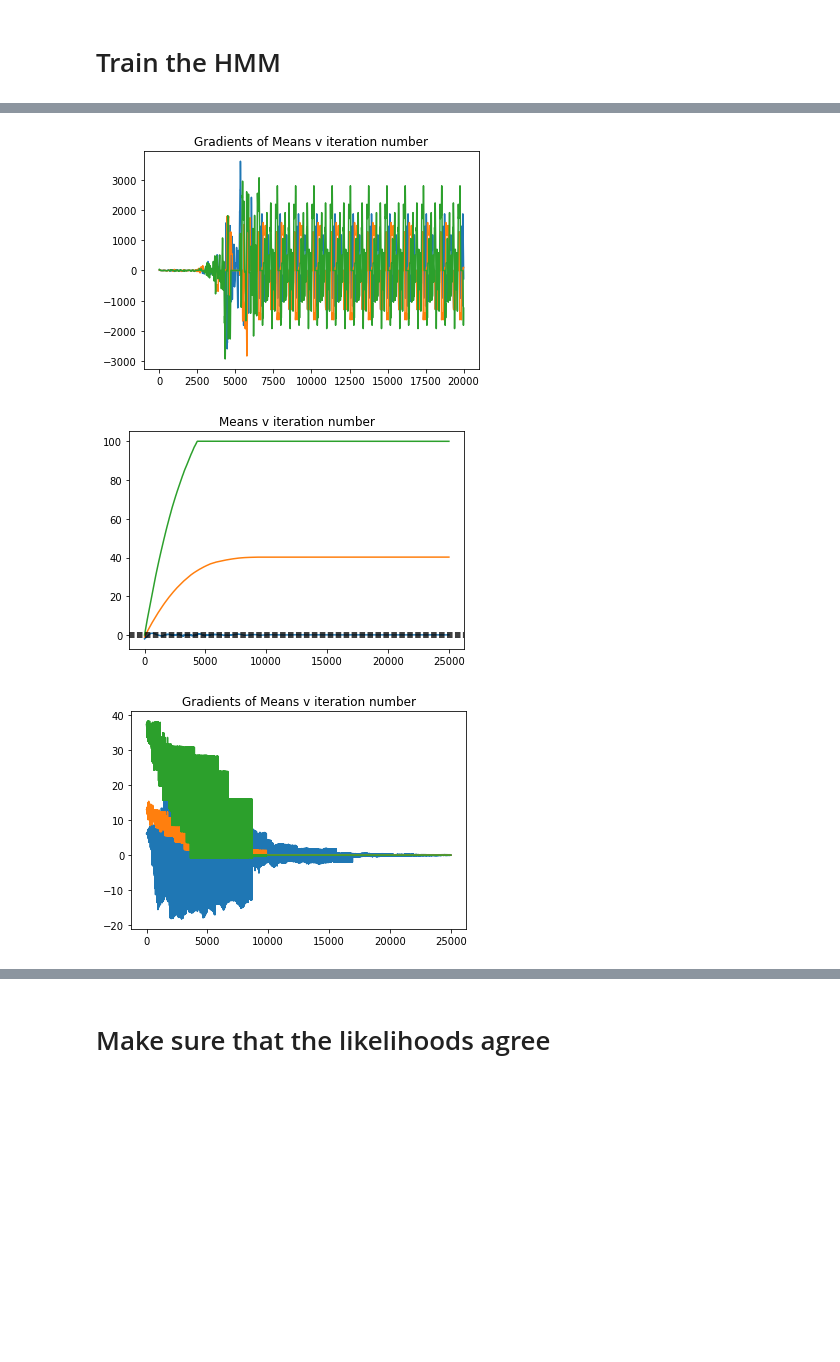
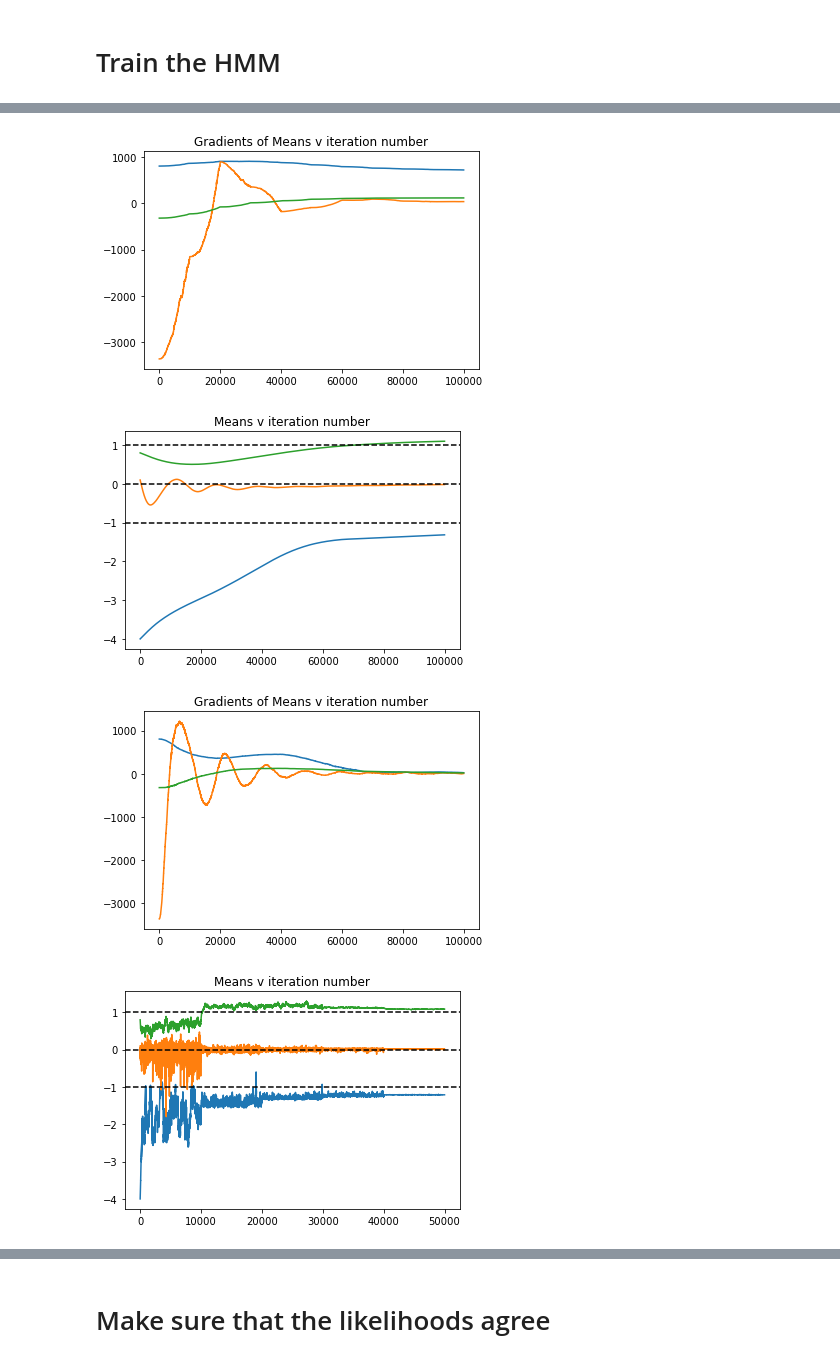
Before and after one commit to evsi8432/sublinear-HMM-inference, a Jupyter notebook: src/Sandbox.ipynb, the cells around one changed output, grey strips where cells are left out. Saved outputs shown, nothing was run; the diff lists cells and outputs as text; code cells hidden in the pictures; blank space fills up the shorter version.

```diff
--- a/src/Sandbox.ipynb
+++ b/src/Sandbox.ipynb
@@ -47,7 +63,7 @@ pars = Parameters.Parameters()
 pars.features = [{'Y':{'corr':False,'f':'normal'}}, # coarse-scale
                  {}]
 pars.K = [3,1]
-T = 100
+T = 10000
 # %% [markdown]
 # Simulate Data
 # %%
@@ -56,13 +72,13 @@ X = np.zeros(T,dtype=int)
 data = []
 
 # define parameters
-Gamma = np.array([[0.5,0.25,0.25],
-                  [0.25,0.5,0.25],
-                  [0.25,0.25,0.5]])
+Gamma = np.array([[0.9,0.05,0.05],
+                  [0.05,0.9,0.05],
+                  [0.05,0.05,0.9]])
 delta = np.ones(pars.K[0])/pars.K[0]
 
 mus = [-1,0,1]
-sigs = [1.0,1.0,1.0]
+sigs = [np.exp(0),np.exp(-1.0),np.exp(1.0)]
 
 for t in range(T):
 
@@ -87,8 +103,8 @@ plt.show()
 # initialize objects
 hhmm = HHMM.HHMM(pars,data)
 
-hhmm.theta = [{'Y': {'mu': np.array([-2.0,  -1.0,  0.0]),
-                     'log_sig': np.array([0.0, 0.0, 0.0]),
+hhmm.theta = [{'Y': {'mu': np.array([-4.0,  0.1,  0.8]),
+                     'log_sig': np.array([0.0, -1.0, 1.0]),
                      'corr': np.array([0.0, 0.0, 0.0])}},
                [{}, {}, {}]]
 
@@ -212,12 +282,12 @@ def plot_results(optim,iters=None):
     #plt.axhline(optim.param_bounds['Y']['mu'][1], c = 'k', linestyle = "--")
     plt.show()
 
-    plt.plot([optim.theta_trace[i][0]['Y']['log_sig'][0] for i in range(len(optim.theta_trace))])
-    plt.plot([optim.theta_trace[i][0]['Y']['log_sig'][1] for i in range(len(optim.theta_trace))])
-    plt.plot([optim.theta_trace[i][0]['Y']['log_sig'][2] for i in range(len(optim.theta_trace))])
-    plt.axhline(optim.param_bounds['Y']['log_sig'][0], c = 'k', linestyle = "--")
-    plt.axhline(optim.param_bounds['Y']['log_sig'][1], c = 'k', linestyle = "--")
-    plt.title("Standard Deviations v iteration number")
+    #plt.plot([optim.theta_trace[i][0]['Y']['log_sig'][0] for i in range(len(optim.theta_trace))])
+    #plt.plot([optim.theta_trace[i][0]['Y']['log_sig'][1] for i in range(len(optim.theta_trace))])
+    #plt.plot([optim.theta_trace[i][0]['Y']['log_sig'][2] for i in range(len(optim.theta_trace))])
+    #plt.axhline(optim.param_bounds['Y']['log_sig'][0], c = 'k', linestyle = "--")
+    #plt.axhline(optim.param_bounds['Y']['log_sig'][1], c = 'k', linestyle = "--")
+    #plt.title("Standard Deviations v iteration number")
     #plt.show()
 
     #plt.plot([optim.eta_trace[i][0][0,1] for i in range(len(optim.eta_trace))])
@@ -229,11 +299,12 @@ def plot_results(optim,iters=None):
     #plt.title("Eta v iteration number")
     #plt.show()
 
-    plt.plot([optim.grad_theta_trace[i][0]['Y']['mu'][0] for i in range(iters)])#range(len(optim.theta_trace))])
-    plt.plot([optim.grad_theta_trace[i][0]['Y']['mu'][1] for i in range(iters)])#range(len(optim.theta_trace))])
-    plt.plot([optim.grad_theta_trace[i][0]['Y']['mu'][2] for i in range(iters)])#range(len(optim.theta_trace))])
-    plt.title("Gradients of Means v iteration number")
-    plt.show()
+    if len(optim.grad_theta_trace) > 0:
+        plt.plot([optim.grad_theta_trace[i][0]['Y']['mu'][0] for i in range(iters)])#range(len(optim.theta_trace))])
+        plt.plot([optim.grad_theta_trace[i][0]['Y']['mu'][1] for i in range(iters)])#range(len(optim.theta_trace))])
+        plt.plot([optim.grad_theta_trace[i][0]['Y']['mu'][2] for i in range(iters)])#range(len(optim.theta_trace))])
+        plt.title("Gradients of Means v iteration number")
+        plt.show()
 
     #plt.plot([optim.grad_theta_trace[i][0]['Y']['log_sig'][0] for i in range(len(optim.theta_trace))])
     #plt.plot([optim.grad_theta_trace[i][0]['Y']['log_sig'][1] for i in range(len(optim.theta_trace))])
@@ -241,7 +312,9 @@ def plot_results(optim,iters=None):
     #plt.title("Gradients of Standard Deviations v iteration number")
     #plt.show()
 
-plot_results(optim1,iters=200)
-plot_results(optim2,iters=20000)
+plot_results(optim1)
+plot_results(optim2)
 plot_results(optim3)
+plot_results(optim4)
+plot_results(optim5)
 # %% [output]
@@ -251,3 +324,4 @@ plot_results(optim3)
-[figure, old version]
+[figure, new version]
-[figure, old version]
+[figure, new version]
-[figure, old version]
+[figure, new version]
+[figure, added]
```
Also changed, not shown: parts of 8 cells of this notebook, 1 other file.
